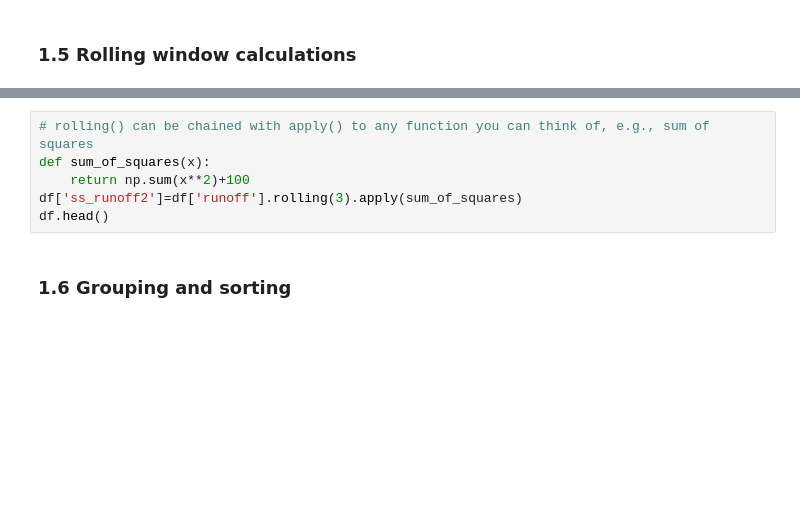
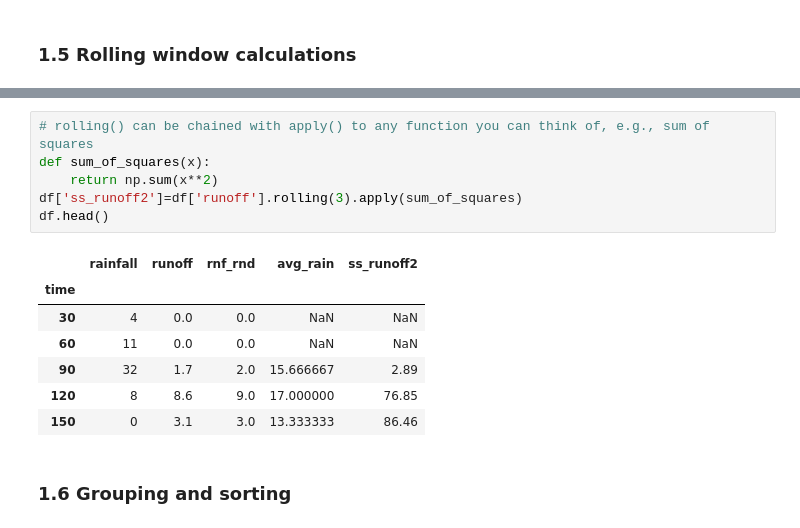
Before and after one commit to ddempsey/ucnz, a Jupyter notebook: ENCN404.ipynb, the cells around one changed output, grey strips where cells are left out. Cells and saved outputs as stored; diff of their text form; blank space fills up the shorter version.

```diff
--- a/ENCN404.ipynb
+++ b/ENCN404.ipynb
@@ -115,9 +187,17 @@ df.head()
 # %%
 # rolling() can be chained with apply() to any function you can think of, e.g., sum of squares
 def sum_of_squares(x):
-    return np.sum(x**2)+100
+    return np.sum(x**2)
 df['ss_runoff2']=df['runoff'].rolling(3).apply(sum_of_squares)
 df.head()
+# %% [output]
+|  | rainfall | runoff | rnf_rnd | avg_rain | ss_runoff2 |
+| time |  |  |  |  |  |
+| 30 | 4 | 0.0 | 0.0 | NaN | NaN |
+| 60 | 11 | 0.0 | 0.0 | NaN | NaN |
+| 90 | 32 | 1.7 | 2.0 | 15.666667 | 2.89 |
+| 120 | 8 | 8.6 | 9.0 | 17.000000 | 76.85 |
+| 150 | 0 | 3.1 | 3.0 | 13.333333 | 86.46 |
 # %% [markdown]
 ### 1.6 Grouping and sorting
 # %%
```
Also changed, not shown: parts of 52 cells of this notebook, 2 other files.
